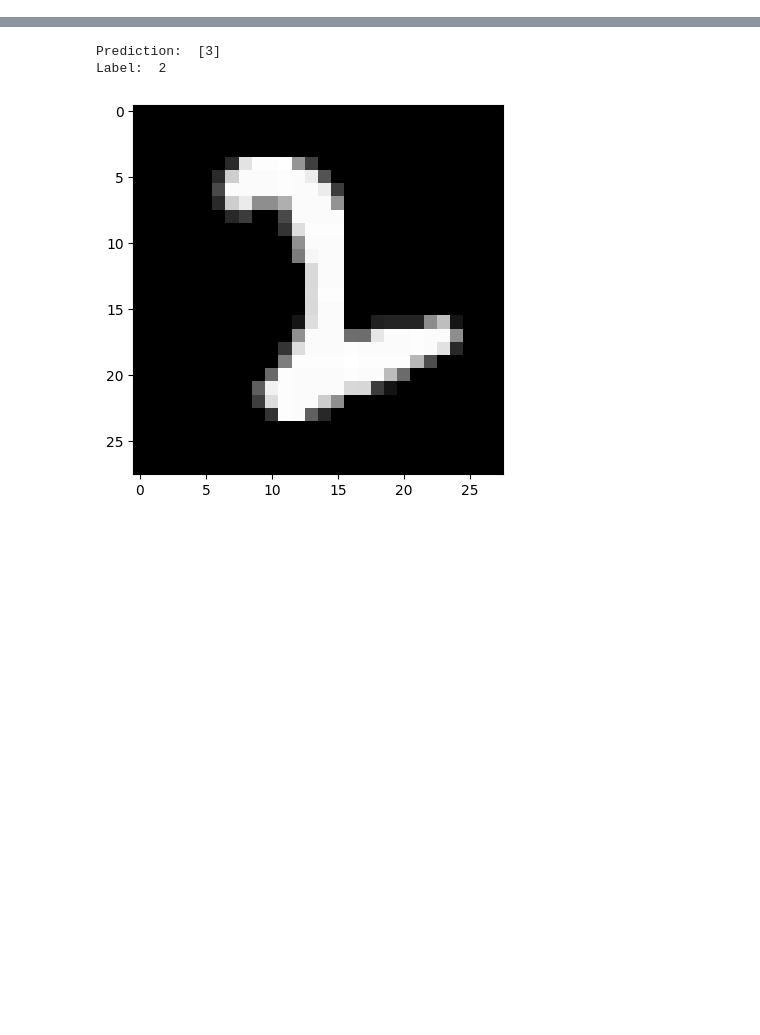
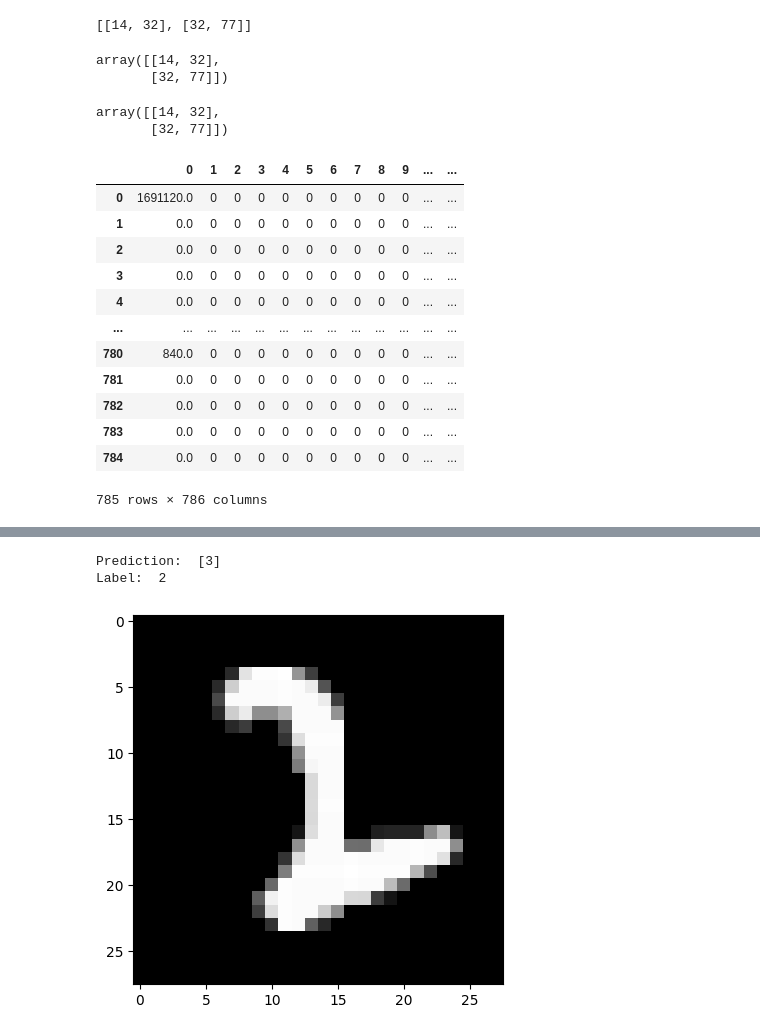
Before and after one commit to pwharned/neural-net, a Jupyter notebook: python/Untitled.ipynb, the cells around one changed output, grey strips where cells are left out. Saved outputs shown, nothing was run; the diff lists cells and outputs as text; code cells hidden in the pictures; blank space fills up the shorter version.

```diff
--- a/python/Untitled.ipynb
+++ b/python/Untitled.ipynb
@@ -187,0 +33,4 @@ print(sum(sum(dW1)))
+# %%
+b
+# %% [output]
+[[14, 32], [32, 77]]
@@ -187,0 +39,28 @@ print(sum(sum(dW1)))
+# %%
+a.dot(a.T)
+# %% [output]
+array([[14, 32],
+       [32, 77]])
+# %%
+m.dot(m.T)
+# %% [output]
+array([[14, 32],
+       [32, 77]])
+# %%
+transpose = pd.read_csv("out.csv",header=None)
+# %%
+transpose
+# %% [output]
+|  | 0 | 1 | 2 | 3 | 4 | 5 | 6 | 7 | 8 | 9 | ... | ... |
+| 0 | 1691120.0 | 0 | 0 | 0 | 0 | 0 | 0 | 0 | 0 | 0 | ... | ... |
+| 1 | 0.0 | 0 | 0 | 0 | 0 | 0 | 0 | 0 | 0 | 0 | ... | ... |
+| 2 | 0.0 | 0 | 0 | 0 | 0 | 0 | 0 | 0 | 0 | 0 | ... | ... |
+| 3 | 0.0 | 0 | 0 | 0 | 0 | 0 | 0 | 0 | 0 | 0 | ... | ... |
+| 4 | 0.0 | 0 | 0 | 0 | 0 | 0 | 0 | 0 | 0 | 0 | ... | ... |
+| ... | ... | ... | ... | ... | ... | ... | ... | ... | ... | ... | ... | ... |
+| 780 | 840.0 | 0 | 0 | 0 | 0 | 0 | 0 | 0 | 0 | 0 | ... | ... |
+| 781 | 0.0 | 0 | 0 | 0 | 0 | 0 | 0 | 0 | 0 | 0 | ... | ... |
+| 782 | 0.0 | 0 | 0 | 0 | 0 | 0 | 0 | 0 | 0 | 0 | ... | ... |
+| 783 | 0.0 | 0 | 0 | 0 | 0 | 0 | 0 | 0 | 0 | 0 | ... | ... |
+| 784 | 0.0 | 0 | 0 | 0 | 0 | 0 | 0 | 0 | 0 | 0 | ... | ... |
+785 rows × 786 columns
```
Also changed, not shown: parts of 31 cells of this notebook, 5 other files.
